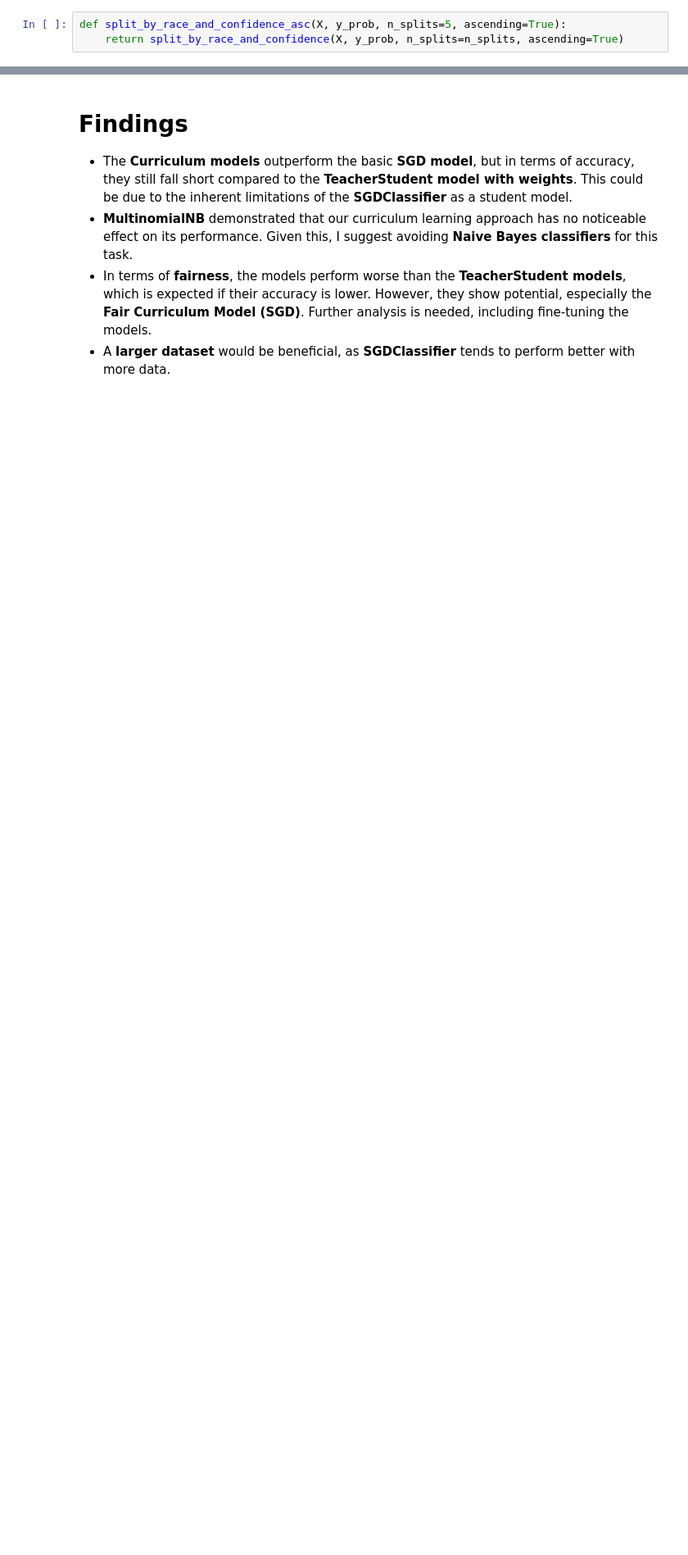
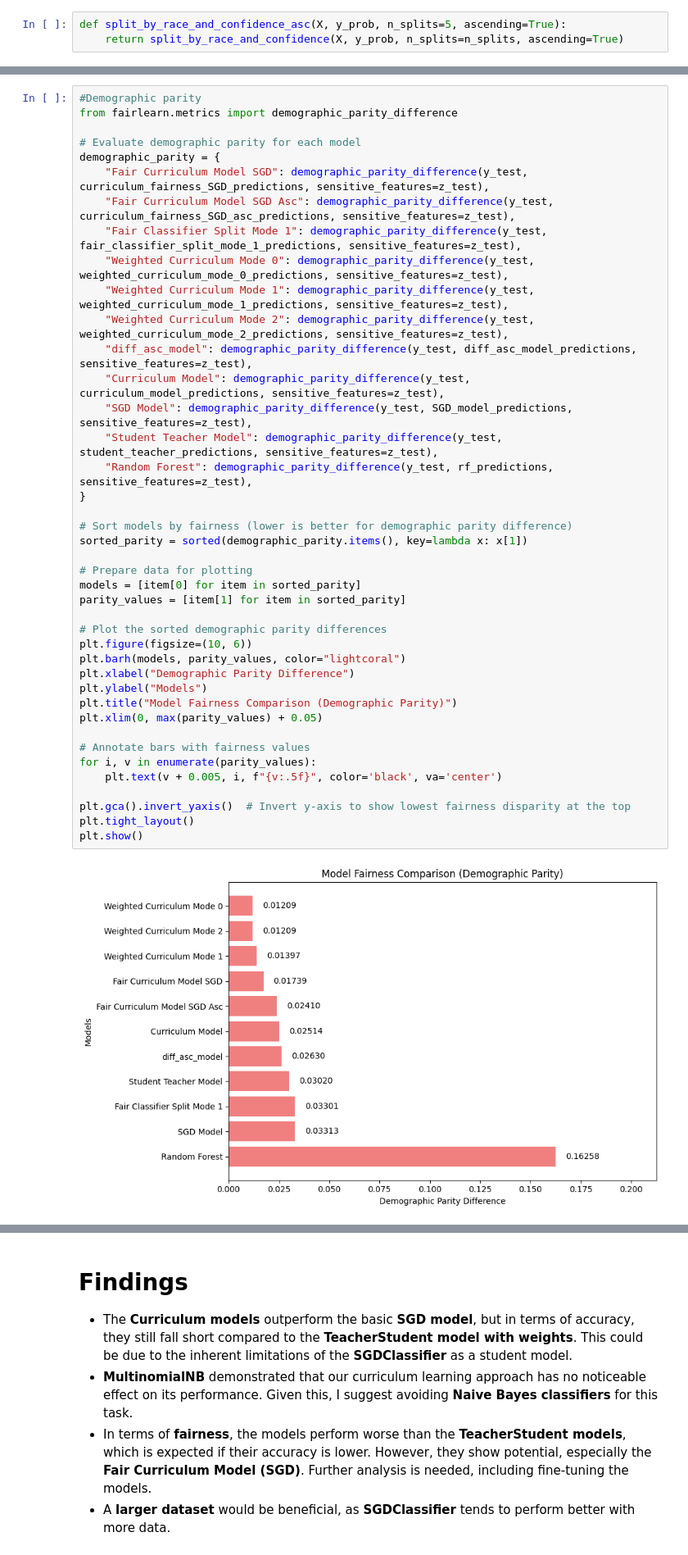
Before and after one commit to trdin/FairStudentTeacher, a Jupyter notebook: models_eval/fairness_model_compare.ipynb, the cells around one changed output, grey strips where cells are left out. Shown: that part at 82% size. Drawn from its saved outputs; the diff is of its cells as text; blank space fills up the shorter version.

```diff
--- a/models_eval/fairness_model_compare.ipynb
+++ b/models_eval/fairness_model_compare.ipynb
@@ -299,0 +303,43 @@ plt.show()
+# %%
+#Demographic parity
+from fairlearn.metrics import demographic_parity_difference
+
+# Evaluate demographic parity for each model
+demographic_parity = {
+    "Fair Curriculum Model SGD": demographic_parity_difference(y_test, curriculum_fairness_SGD_predictions, sensitive_features=z_test),
+    "Fair Curriculum Model SGD Asc": demographic_parity_difference(y_test, curriculum_fairness_SGD_asc_predictions, sensitive_features=z_test),
+    "Fair Classifier Split Mode 1": demographic_parity_difference(y_test, fair_classifier_split_mode_1_predictions, sensitive_features=z_test),
+    "Weighted Curriculum Mode 0": demographic_parity_difference(y_test, weighted_curriculum_mode_0_predictions, sensitive_features=z_test),
+    "Weighted Curriculum Mode 1": demographic_parity_difference(y_test, weighted_curriculum_mode_1_predictions, sensitive_features=z_test),
+    "Weighted Curriculum Mode 2": demographic_parity_difference(y_test, weighted_curriculum_mode_2_predictions, sensitive_features=z_test),
+    "diff_asc_model": demographic_parity_difference(y_test, diff_asc_model_predictions, sensitive_features=z_test),
+    "Curriculum Model": demographic_parity_difference(y_test, curriculum_model_predictions, sensitive_features=z_test),
+    "SGD Model": demographic_parity_difference(y_test, SGD_model_predictions, sensitive_features=z_test),
+    "Student Teacher Model": demographic_parity_difference(y_test, student_teacher_predictions, sensitive_features=z_test),
+    "Random Forest": demographic_parity_difference(y_test, rf_predictions, sensitive_features=z_test),
+}
+
+# Sort models by fairness (lower is better for demographic parity difference)
+sorted_parity = sorted(demographic_parity.items(), key=lambda x: x[1])
+
+# Prepare data for plotting
+models = [item[0] for item in sorted_parity]
+parity_values = [item[1] for item in sorted_parity]
+
+# Plot the sorted demographic parity differences
+plt.figure(figsize=(10, 6))
+plt.barh(models, parity_values, color="lightcoral")
+plt.xlabel("Demographic Parity Difference")
+plt.ylabel("Models")
+plt.title("Model Fairness Comparison (Demographic Parity)")
+plt.xlim(0, max(parity_values) + 0.05)
+
+# Annotate bars with fairness values
+for i, v in enumerate(parity_values):
+    plt.text(v + 0.005, i, f"{v:.5f}", color='black', va='center')
+
+plt.gca().invert_yaxis()  # Invert y-axis to show lowest fairness disparity at the top
+plt.tight_layout()
+plt.show()
+# %% [output]
+[figure, added]
```
Also changed, not shown: parts of 7 cells of this notebook, 9 other files.
